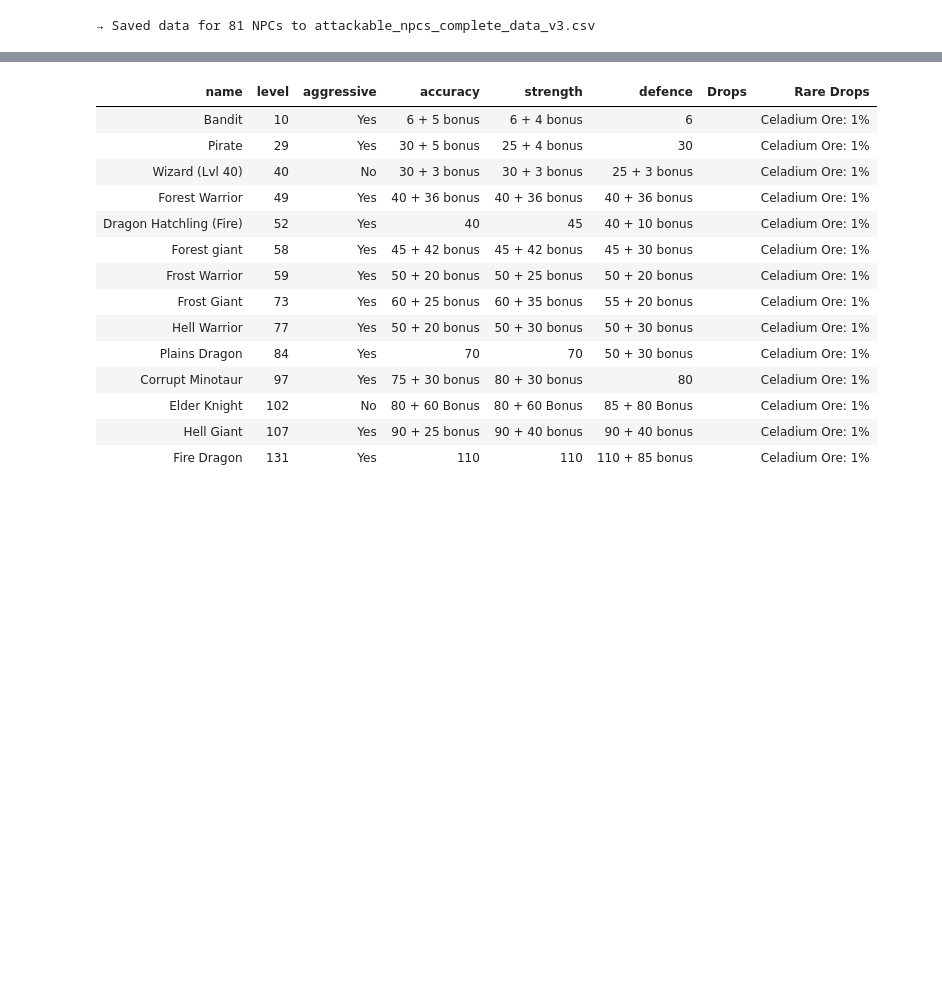
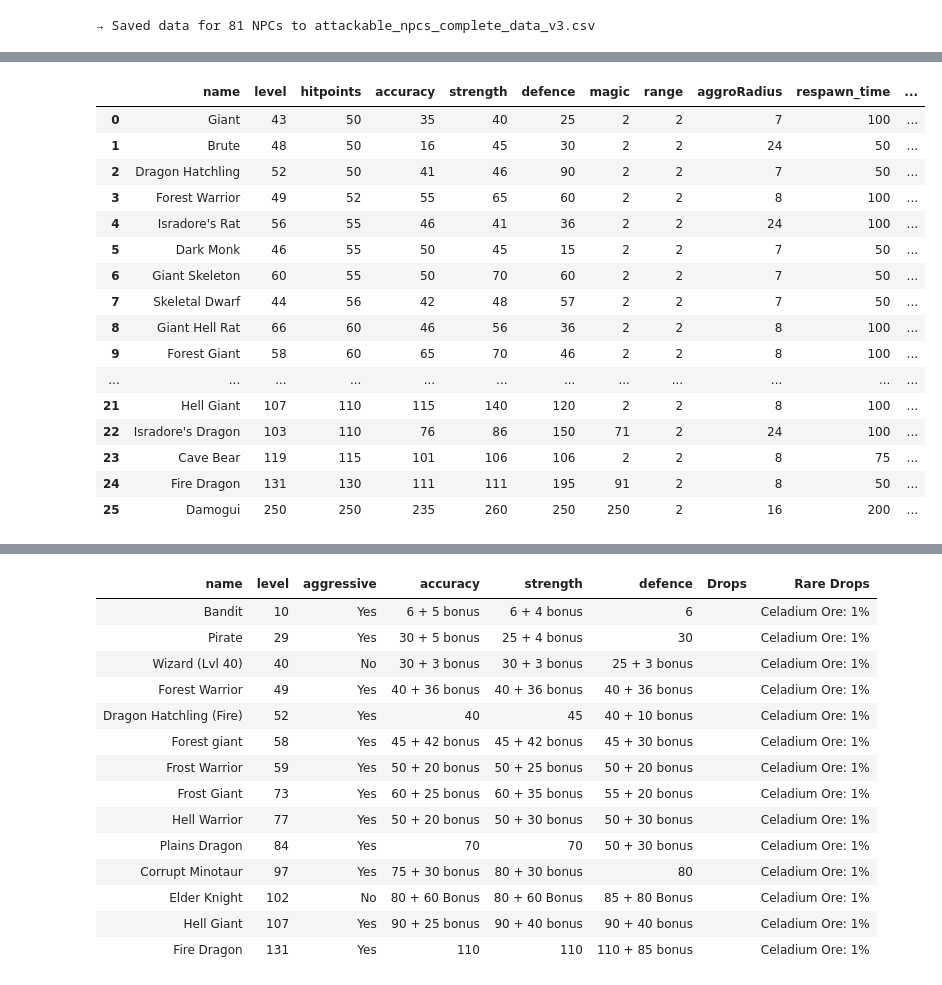
Before and after one commit to Answerth/HighSpell, a Jupyter notebook: hispell_wiki_stat_scraper/npc-stat-scraper.ipynb, the cells around one changed output, grey strips where cells are left out. Drawn from its saved outputs; the diff is of its cells as text; code cells hidden in the pictures; blank space fills up the shorter version.

```diff
--- a/hispell_wiki_stat_scraper/npc-stat-scraper.ipynb
+++ b/hispell_wiki_stat_scraper/npc-stat-scraper.ipynb
@@ -319,3 +413,84 @@ else:
+# %%
+import json
+import pandas as pd
+
+# ─── Load JSON as a list of dicts ──────────────────────────────────────────────
+with open('npcentitiydefs_5-2025.json', 'r', encoding='utf-8') as f:
+    data = json.load(f)      # data is now a Python list of dicts
+
+## ─── Flatten & filter as before ───────────────────────────────────────────────
+flat = pd.json_normalize(data, sep='_')
+flat = flat[flat['combat_level'].notna()]
+
+# ─── +++ NEW: add each bonus into its base stat +++ ──────────────────────────
+for stat in ['accuracy', 'strength', 'defense', 'magic', 'range']:
+    base = f'combat_{stat}'
+    bonus = f'combat_{stat}Bonus'
+    # ensure missing values don’t break arithmetic
+    flat[base] = flat.get(base, 0).fillna(0) + flat.get(bonus, 0).fillna(0)
+
+# (Optional) drop the individual Bonus columns if you no longer need them
+bonus_cols = [c for c in flat.columns if c.endswith('Bonus')]
+flat = flat.drop(columns=bonus_cols)
+
+# ─── Continue with your total_bonus or skip it ────────────────────────────────
+# (if you still want a sum of all bonuses, compute it before dropping them)
+
+# ─── Pick & rename the final columns ──────────────────────────────────────────
+result = flat[[
+    'name',
+    'combat_level',
+    'combat_hitpoints',
+    'combat_accuracy',
+    'combat_strength',
+    'combat_defense',
+    'combat_magic',
+    'combat_range',
+    'combat_aggroRadius',
+    'combat_respawnLength',
+    'combat_isAlwaysAggro'
+]].rename(columns={
+    'combat_level': 'level',
+    'combat_hitpoints': 'hitpoints',
+    'combat_accuracy': 'accuracy',
+    'combat_strength': 'strength',
+    'combat_defense': 'defence',
+    'combat_magic': 'magic',
+    'combat_range': 'range',
+    'combat_aggroRadius': 'aggroRadius',
+    'combat_respawnLength': 'respawn_time',
+    'combat_isAlwaysAggro': 'isAlwaysAggro'
+})
+
+# ─── Your existing filter, sort, rounding & export ────────────────────────────
+result = result[result['hitpoints'] >= 50].sort_values('hitpoints').reset_index(drop=True)
+
+numeric_cols = result.select_dtypes(include='number').columns
+for col in numeric_cols:
+    result[col] = result[col].apply(
+        lambda x: int(x) if pd.notnull(x) and float(x).is_integer() else x
+    )
+
+display(result)
+result.to_csv('monster_stats.csv', index=False, encoding='utf-8')
+# %% [output]
+|  | name | level | hitpoints | accuracy | strength | defence | magic | range | aggroRadius | respawn_time | ... |
+| 0 | Giant | 43 | 50 | 35 | 40 | 25 | 2 | 2 | 7 | 100 | ... |
+| 1 | Brute | 48 | 50 | 16 | 45 | 30 | 2 | 2 | 24 | 50 | ... |
+| 2 | Dragon Hatchling | 52 | 50 | 41 | 46 | 90 | 2 | 2 | 7 | 50 | ... |
+| 3 | Forest Warrior | 49 | 52 | 55 | 65 | 60 | 2 | 2 | 8 | 100 | ... |
+| 4 | Isradore's Rat | 56 | 55 | 46 | 41 | 36 | 2 | 2 | 24 | 100 | ... |
+| 5 | Dark Monk | 46 | 55 | 50 | 45 | 15 | 2 | 2 | 7 | 50 | ... |
+| 6 | Giant Skeleton | 60 | 55 | 50 | 70 | 60 | 2 | 2 | 7 | 50 | ... |
+| 7 | Skeletal Dwarf | 44 | 56 | 42 | 48 | 57 | 2 | 2 | 7 | 50 | ... |
+| 8 | Giant Hell Rat | 66 | 60 | 46 | 56 | 36 | 2 | 2 | 8 | 100 | ... |
+| 9 | Forest Giant | 58 | 60 | 65 | 70 | 46 | 2 | 2 | 8 | 100 | ... |
+| ... | ... | ... | ... | ... | ... | ... | ... | ... | ... | ... | ... |
+| 21 | Hell Giant | 107 | 110 | 115 | 140 | 120 | 2 | 2 | 8 | 100 | ... |
+| 22 | Isradore's Dragon | 103 | 110 | 76 | 86 | 150 | 71 | 2 | 24 | 100 | ... |
+| 23 | Cave Bear | 119 | 115 | 101 | 106 | 106 | 2 | 2 | 8 | 75 | ... |
+| 24 | Fire Dragon | 131 | 130 | 111 | 111 | 195 | 91 | 2 | 8 | 50 | ... |
+| 25 | Damogui | 250 | 250 | 235 | 260 | 250 | 250 | 2 | 16 | 200 | ... |
 # %%
 import pandas as pd
 import json
```
Also changed, not shown: parts of 4 cells of this notebook, 2 other files.
